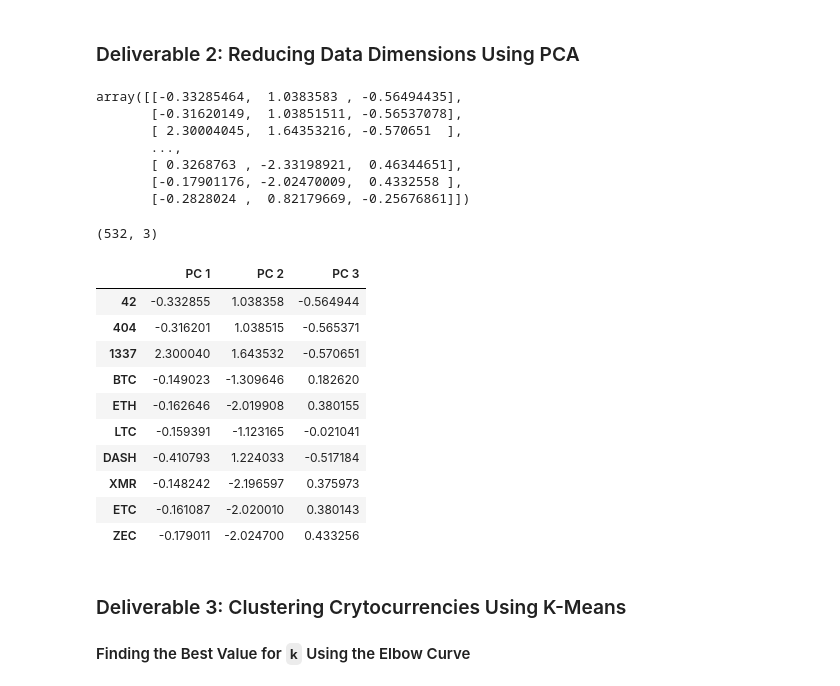
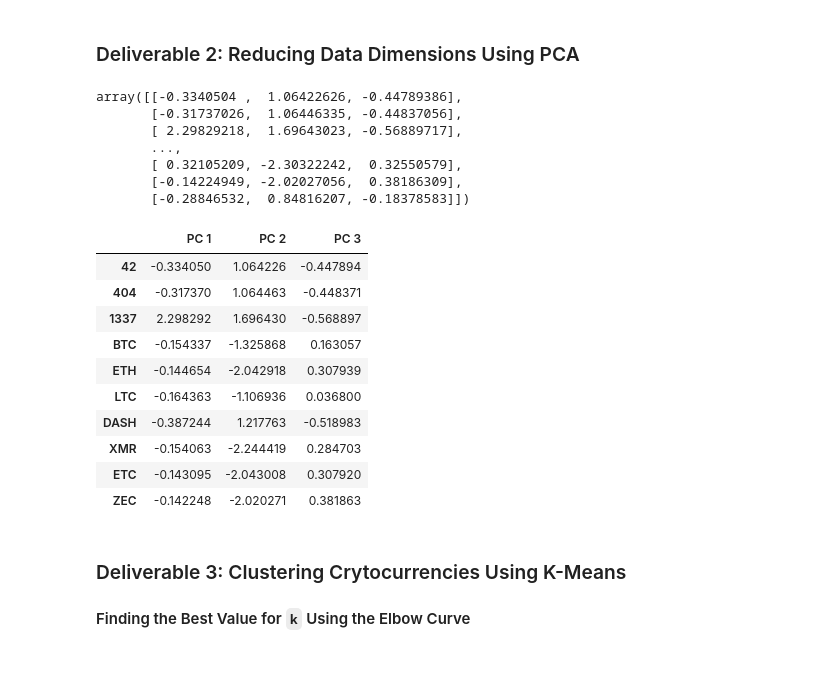
Before and after one commit to Taravatsh/Cryptocurrencies, a Jupyter notebook: crypto_clustering.ipynb, the cells around one changed output. Drawn from its saved outputs; the diff is of its cells as text; code cells hidden in the pictures.

```diff
--- a/crypto_clustering.ipynb
+++ b/crypto_clustering.ipynb
@@ -155,8 +158,8 @@ X.head(10)
 10 rows × 98 columns
 # %%
 # Standardize the data with StandardScaler().
-crypto_scaled = StandardScaler().fit_transform(X)
-print(crypto_scaled[0:10])
+X_scaled = StandardScaler().fit_transform(X)
+print(X_scaled[0:10])
 # %% [output]
 [[-0.11710817 -0.1528703  -0.0433963  -0.0433963  -0.0433963  -0.06142951
   -0.07530656 -0.0433963  -0.06142951 -0.06142951 -0.0433963  -0.0433963
@@ -179,31 +182,33 @@ print(crypto_scaled[0:10])
 ### Deliverable 2: Reducing Data Dimensions Using PCA
 # %%
 # Using PCA to reduce dimension to three principal components.
-# YOUR CODE HERE
+pca = PCA(n_components=3)
+X_pca = pca.fit_transform(X_scaled)
+X_pca
 # %% [output]
-array([[-0.33285464,  1.0383583 , -0.56494435],
-       [-0.31620149,  1.03851511, -0.56537078],
-       [ 2.30004045,  1.64353216, -0.570651  ],
+array([[-0.3340504 ,  1.06422626, -0.44789386],
+       [-0.31737026,  1.06446335, -0.44837056],
+       [ 2.29829218,  1.69643023, -0.56889717],
        ...,
-       [ 0.3268763 , -2.33198921,  0.46344651],
-       [-0.17901176, -2.02470009,  0.4332558 ],
-       [-0.2828024 ,  0.82179669, -0.25676861]])
+       [ 0.32105209, -2.30322242,  0.32550579],
+       [-0.14224949, -2.02027056,  0.38186309],
+       [-0.28846532,  0.84816207, -0.18378583]])
 # %%
 # Create a DataFrame with the three principal components.
-# YOUR CODE HERE
+pcs_df = pd.DataFrame(data=X_pca, columns=["PC 1", "PC 2", "PC 3"], index=crypto_df.index)
+pcs_df.head(10)
 # %% [output]
-(532, 3)
 |  | PC 1 | PC 2 | PC 3 |
-| 42 | -0.332855 | 1.038358 | -0.564944 |
-| 404 | -0.316201 | 1.038515 | -0.565371 |
-| 1337 | 2.300040 | 1.643532 | -0.570651 |
-| BTC | -0.149023 | -1.309646 | 0.182620 |
-| ETH | -0.162646 | -2.019908 | 0.380155 |
-| LTC | -0.159391 | -1.123165 | -0.021041 |
-| DASH | -0.410793 | 1.224033 | -0.517184 |
-| XMR | -0.148242 | -2.196597 | 0.375973 |
-| ETC | -0.161087 | -2.020010 | 0.380143 |
-| ZEC | -0.179011 | -2.024700 | 0.433256 |
+| 42 | -0.334050 | 1.064226 | -0.447894 |
+| 404 | -0.317370 | 1.064463 | -0.448371 |
+| 1337 | 2.298292 | 1.696430 | -0.568897 |
+| BTC | -0.154337 | -1.325868 | 0.163057 |
+| ETH | -0.144654 | -2.042918 | 0.307939 |
+| LTC | -0.164363 | -1.106936 | 0.036800 |
+| DASH | -0.387244 | 1.217763 | -0.518983 |
+| XMR | -0.154063 | -2.244419 | 0.284703 |
+| ETC | -0.143095 | -2.043008 | 0.307920 |
+| ZEC | -0.142248 | -2.020271 | 0.381863 |
 # %% [markdown]
 ### Deliverable 3: Clustering Crytocurrencies Using K-Means
 
```
Also changed, not shown: parts of 10 cells of this notebook.
